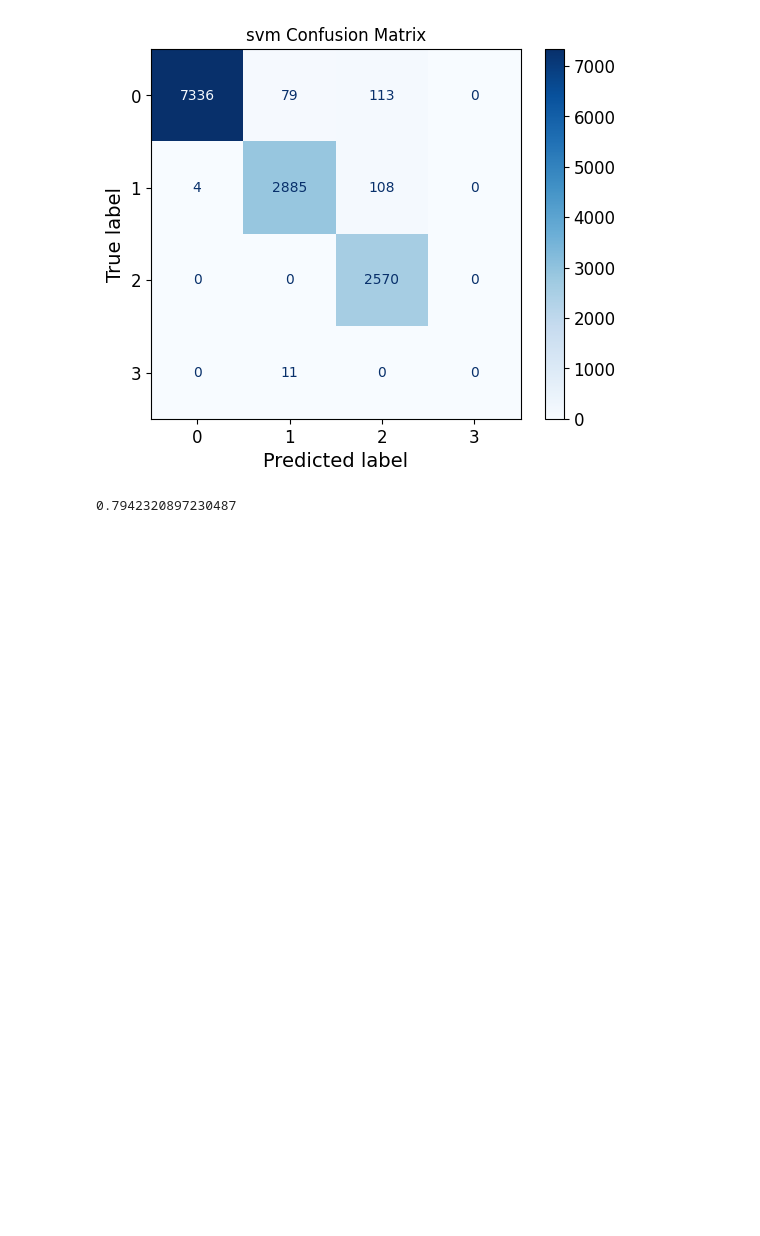
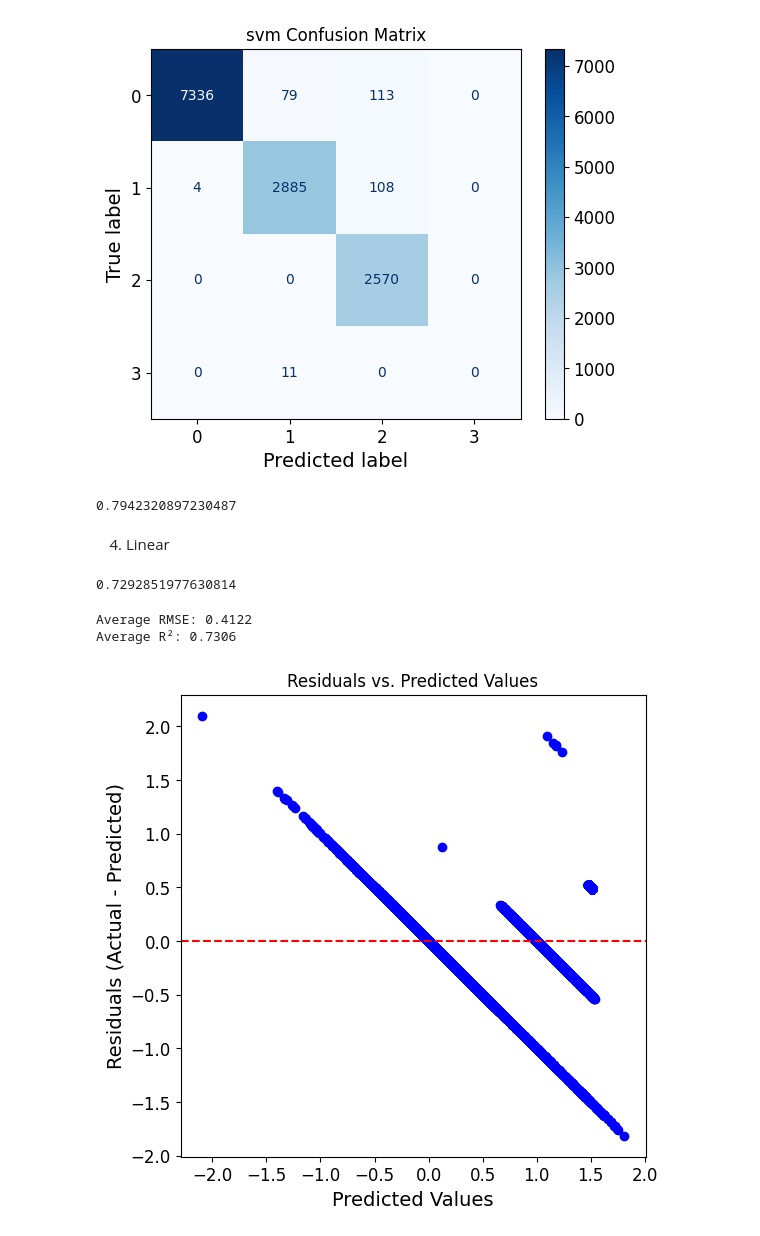
Before and after one commit to JeremiahHerring/Predict-Firewall-Actions, a Jupyter notebook: 4 or more ML Classifiers.ipynb, the cells around one changed output. Drawn from its saved outputs; the diff is of its cells as text; code cells hidden in the pictures; blank space fills up the shorter version.

Commit message:
add linear and kfold

```diff
--- a/4 or more ML Classifiers.ipynb
+++ b/4 or more ML Classifiers.ipynb
@@ -329,8 +329,8 @@ Average Accuracy (svm: 0.9795)
 [figure]
 # %%
 from sklearn.svm import SVC
-X = X[['NAT Source Port', 'Elapsed Time (sec)']]
-X_train, X_test, y_train, y_test = train_test_split(X, y, test_size=0.2, random_state=42)
+X2 = X[['NAT Source Port', 'Elapsed Time (sec)']]
+X_train, X_test, y_train, y_test = train_test_split(X2, y, test_size=0.2, random_state=42)
 svm_model = SVC()
 svm_model.fit(X_train, y_train)
 predictions = svm_model.predict(X_test)
@@ -340,3 +340,61 @@ acc_score = accuracy_score(y_test, predictions)
 print(acc_score)
 # %% [output]
 0.7942320897230487
+# %% [markdown]
+4. Linear
+# %%
+from sklearn.linear_model import LinearRegression
+
+X_train, X_test, y_train, y_test = train_test_split(X, y, test_size=0.2, random_state=42)
+
+linear_model = LinearRegression()
+linear_model.fit(X_train, y_train)
+
+score = linear_model.score(X_test, y_test)
+print(score)
+# %% [output]
+0.7292851977630814
+# %%
+
+from sklearn.model_selection import KFold
+from sklearn.metrics import mean_squared_error, r2_score
+
+# KFold cross-validation
+kf = KFold(n_splits=5)
+
+linear_accuracies = []
+linear_conf_matrices = []
+linear_rmse = []
+linear_r2 = []
+
+for train_index, test_index in kf.split(X, y):
+    X_train, X_test = X.iloc[train_index], X.iloc[test_index]
+    y_train, y_test = y.iloc[train_index], y.iloc[test_index]
+
+    linear_model.fit(X_train, y_train)
+    linear_preds = linear_model.predict(X_test)
+
+    rmse = np.sqrt(mean_squared_error(y_test, linear_preds))
+    r2 = r2_score(y_test, linear_preds)
+
+    linear_rmse.append(rmse)
+    linear_r2.append(r2)
+
+avg_rmse = np.mean(linear_rmse)
+avg_r2 = np.mean(linear_r2)
+
+print(f"Average RMSE: {avg_rmse:.4f}")
+print(f"Average R²: {avg_r2:.4f}")
+
+# create a plot of the residuals vs predicted values
+plt.figure(figsize=(6, 6))
+plt.scatter(linear_preds, y_test - linear_preds, color='blue')
+plt.axhline(y=0, color='r', linestyle='--')  # Reference line at y=0
+plt.title("Residuals vs. Predicted Values")
+plt.xlabel("Predicted Values")
+plt.ylabel("Residuals (Actual - Predicted)")
+plt.show()
+# %% [output]
+Average RMSE: 0.4122
+Average R²: 0.7306
+[figure, added]
```
